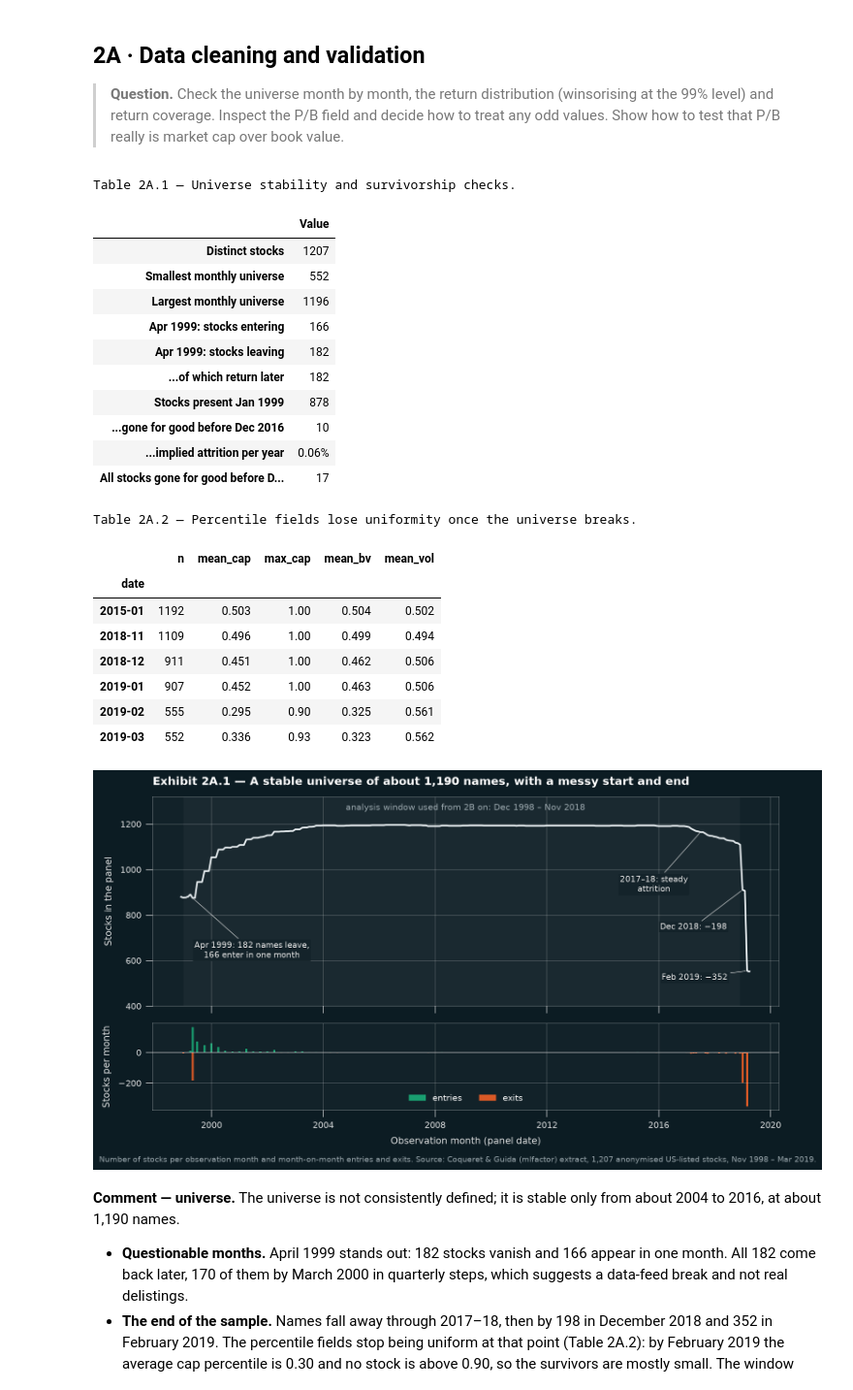
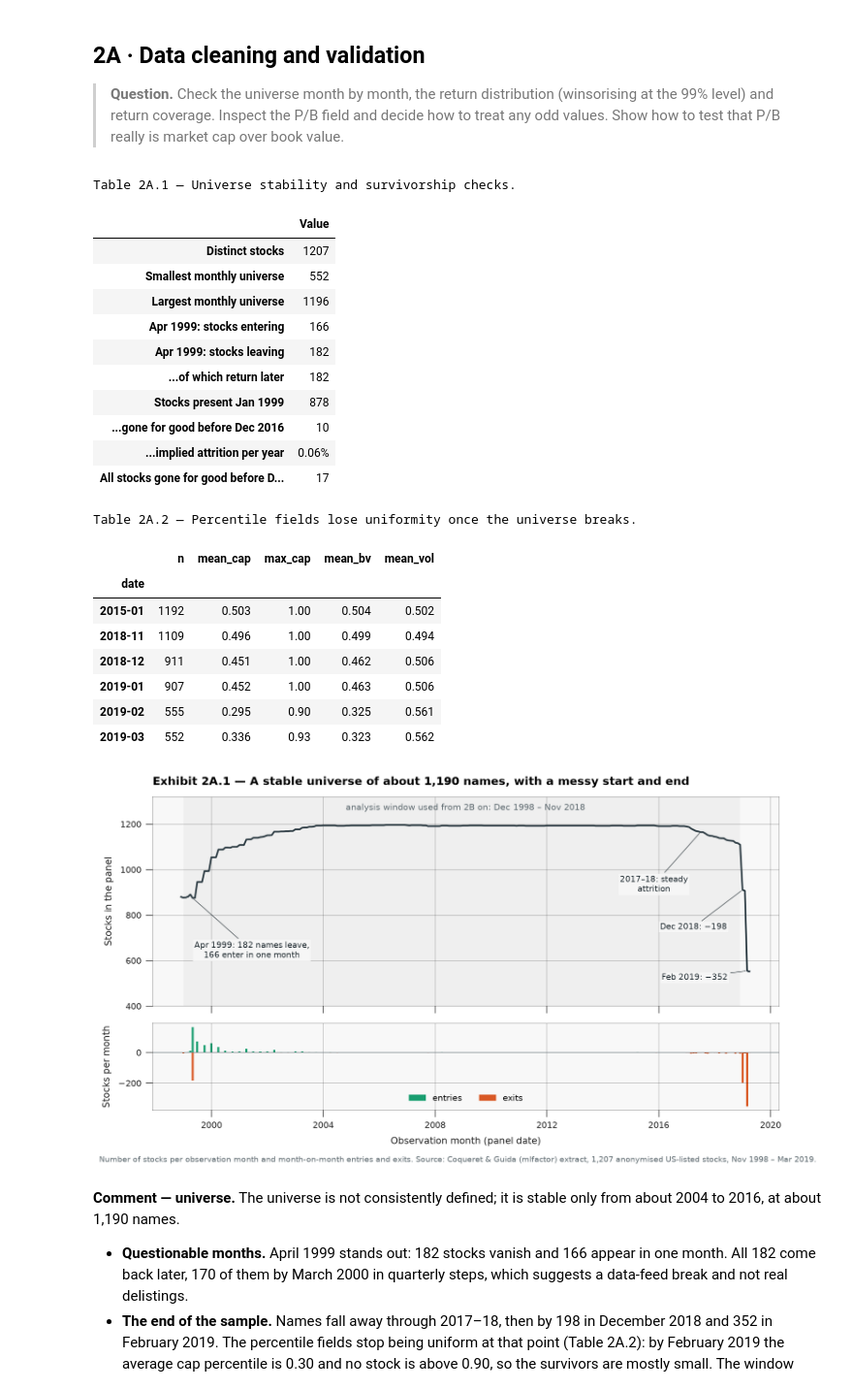
Before and after one commit to Prolead1/goldman2, a Jupyter notebook: notebooks/part2-security-level-analysis.ipynb, the cells around one changed output. Shown at 97% size. Cells and saved outputs as stored; diff of their text form; code cells hidden in the pictures.

Commit message:
Switch Part 2 exhibits to white background

```diff
--- a/notebooks/part2-security-level-analysis.ipynb
+++ b/notebooks/part2-security-level-analysis.ipynb
@@ -29,8 +29,8 @@ from qbstyles import mpl_style
 
 from goldman2 import load_ff3, load_msci_returns, load_stock_panel
 
-# --- house style: same dark qbstyles exhibits as Part 1 ---------------------------
-mpl_style(dark=True, minor_ticks=False)
+# --- house style: light qbstyles exhibits for a white report page ----------------
+mpl_style(dark=False, minor_ticks=False)
 plt.rcParams.update({
     "figure.dpi": 150,
     "savefig.dpi": 300,
@@ -48,17 +48,18 @@ plt.rcParams.update({
 })
 
 # Entities keep one colour throughout. The three value strategies use a palette validated
-# for colour-blind separation on the dark panel; the market proxy is neutral context, and
-# the MSCI indexes keep their Part 1 colours.
+# for colour-blind separation on a white page; the market proxy is neutral dark ink, and
+# the MSCI indexes take a separate blue and amber.
 C = {
-    "proxy": "#E6ECEF", "p1": "#d95926", "p2": "#199e70", "p3": "#3987e5",
-    "msci": "#A6CEE3", "msci_ew": "#FDBF6F", "neutral": "#6F7F87",
+    "proxy": "#2B3A42", "p1": "#d95926", "p2": "#199e70", "p3": "#3987e5",
+    "msci": "#1F78B4", "msci_ew": "#C9761A", "neutral": "#8E999F",
 }
 FIG_BG = to_rgba(plt.rcParams["figure.facecolor"])
 AX_BG = to_rgba(plt.rcParams["axes.facecolor"])
 PANEL = to_hex([AX_BG[3] * c + (1 - AX_BG[3]) * f for c, f in zip(AX_BG[:3], FIG_BG[:3])])
-MUTED = "#9AA7AD"
-BLUES = LinearSegmentedColormap.from_list("blues", [PANEL, C["p3"], "#CFE2FA"])
+MUTED = "#5E6A70"
+INK = "#1F2A30"
+BLUES = LinearSegmentedColormap.from_list("blues", [PANEL, C["p3"], "#0F3567"])
 
 REPO = Path.cwd()
 while not (REPO / "pyproject.toml").exists():
@@ -74,7 +75,7 @@ def save_exhibit(fig, name):
     plt.show()
 
 
-def callout(ax, text, xy, xytext, colour="#E6E6E6", fontsize=9.5, ha="center"):
+def callout(ax, text, xy, xytext, colour=INK, fontsize=9.5, ha="center"):
     """Annotation with a masked background, used to write the story onto a chart."""
     ax.annotate(text, xy=xy, xytext=xytext, fontsize=fontsize, color=colour, ha=ha,
                 va="center", zorder=6,
@@ -184,7 +185,7 @@ display(checks.loc[["2015-01", "2018-11", "2018-12", "2019-01", "2019-02", "2019
 fig, (ax, ax_flow) = plt.subplots(2, 1, figsize=(11.5, 6.4), sharex=True,
                                   gridspec_kw={"height_ratios": [2.4, 1]})
 x = counts.index.to_timestamp("M")
-ax.axvspan(pd.Timestamp("1998-12-31"), pd.Timestamp("2018-11-30"), color="#FFFFFF", alpha=0.035, lw=0)
+ax.axvspan(pd.Timestamp("1998-12-31"), pd.Timestamp("2018-11-30"), color="#000000", alpha=0.035, lw=0)
 ax.plot(x, counts, color=C["proxy"], lw=2.0)
 ax.set_ylim(400, 1320)
 ax.set_ylabel("Stocks in the panel")
@@ -200,43 +201,43 @@ for period, label, offset in [
 ]:
     stamp = pd.Period(period).to_timestamp("M")
     ax.annotate(label, xy=(stamp, counts[period]), xytext=offset, textcoords="offset points",
-                fontsize=9.5, color="#E6E6E6", ha="center", va="center", zorder=6,
+                fontsize=9.5, color=INK, ha="center", va="center", zorder=6,
                 bbox=dict(facecolor=PANEL, edgecolor="none", alpha=0.85, pad=1.5),
-                arrowprops=dict(arrowstyle="-", color="#E6E6E6", lw=0.9, alpha=0.7))
+                arrowprops=dict(arrowstyle="-", color=INK, lw=0.9, alpha=0.7))
 xf = flows.index.to_timestamp("M")
 ax_flow.bar(xf, flows["entries"], width=28, color=C["p2"], label="entries")
 ax_flow.bar(xf, -flows["exits"], width=28, color=C["p1"], label="exits")
-ax_flow.axhline(0, color="#C0C0C0", lw=0.8)
+ax_flow.axhline(0, color="#7A858B", lw=0.8)
 ax_flow.set_ylabel("Stocks per month")
 ax_flow.set_xlabel("Observation month (panel date)")
 ax_flow.legend(loc="lower center", ncol=2)
 fig.tight_layout()
 source_note(fig, "Number of stocks per observation month and month-on-month entries and exits. Source: Coqueret & Guida "
                  "(mlfactor) extract, 1,207 anonymised US-listed stocks, Nov 1998 – Mar 2019.", y=0.0)
 save_exhibit(fig, "2a_universe")
 # %% [output]
 Table 2A.1 — Universe stability and survivorship checks.
 |  | Value |
 | Distinct stocks | 1207 |
 | Smallest monthly universe | 552 |
 | Largest monthly universe | 1196 |
 | Apr 1999: stocks entering | 166 |
 | Apr 1999: stocks leaving | 182 |
 | ...of which return later | 182 |
 | Stocks present Jan 1999 | 878 |
 | ...gone for good before Dec 2016 | 10 |
 | ...implied attrition per year | 0.06% |
 | All stocks gone for good before D... | 17 |
 Table 2A.2 — Percentile fields lose uniformity once the universe breaks.
 |  | n | mean_cap | max_cap | mean_bv | mean_vol |
 | date |  |  |  |  |  |
 | 2015-01 | 1192 | 0.503 | 1.00 | 0.504 | 0.502 |
 | 2018-11 | 1109 | 0.496 | 1.00 | 0.499 | 0.494 |
 | 2018-12 | 911 | 0.451 | 1.00 | 0.462 | 0.506 |
 | 2019-01 | 907 | 0.452 | 1.00 | 0.463 | 0.506 |
 | 2019-02 | 555 | 0.295 | 0.90 | 0.325 | 0.561 |
 | 2019-03 | 552 | 0.336 | 0.93 | 0.323 | 0.562 |
-[figure, old version]
+[figure, new version]
 # %% [markdown]
 **Comment — universe.** The universe is not consistently defined; it is stable only from about 2004 to 2016, at about 1,190 names.
 
```
Also changed, not shown: parts of 8 cells of this notebook, 9 other files.
